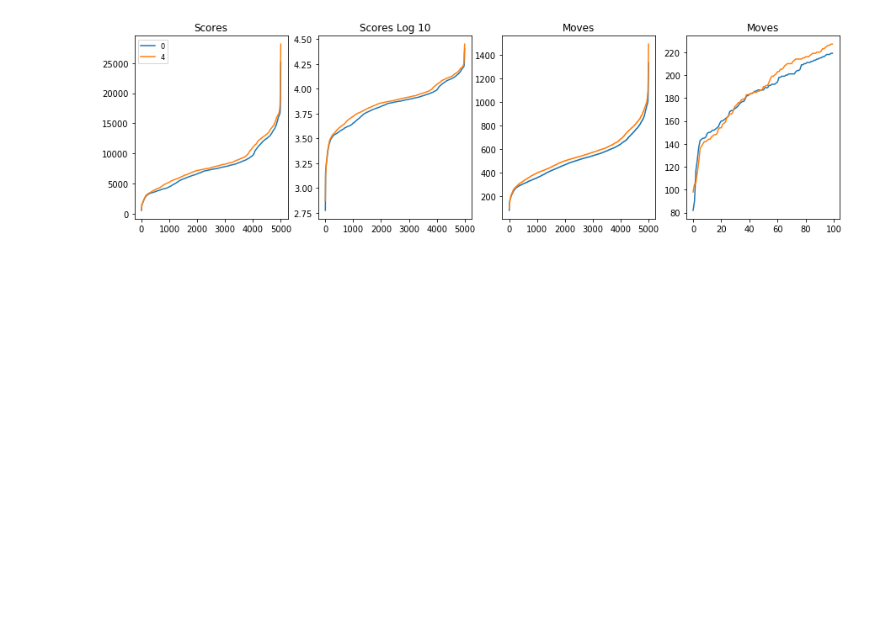
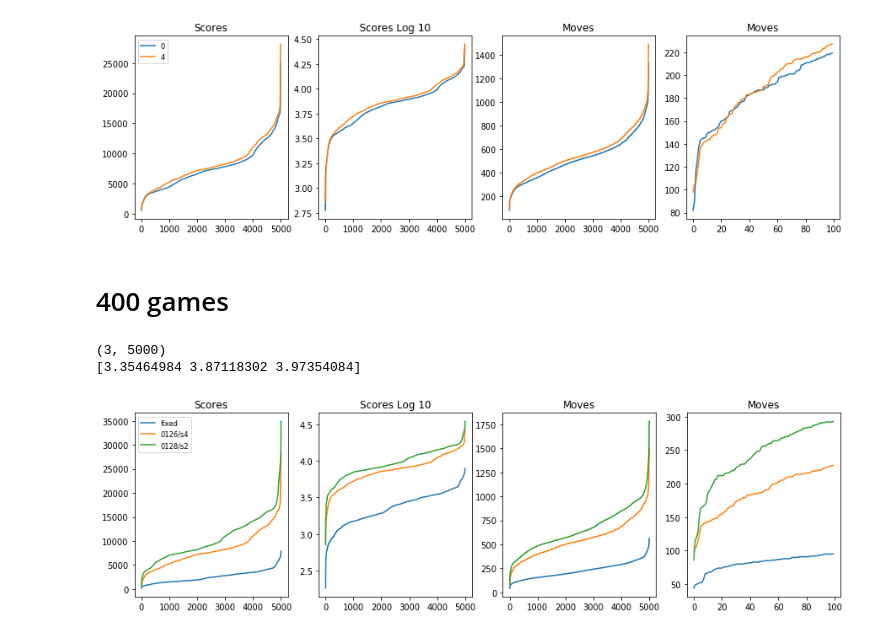
Before and after one commit to fqjin/2048NN, a Jupyter notebook: notebooks/compare_models.ipynb, the cells around one changed output. Drawn from its saved outputs; the diff is of its cells as text; code cells hidden in the pictures; blank space fills up the shorter version.

Commit message:
Train on 400 games

```diff
--- a/notebooks/compare_models.ipynb
+++ b/notebooks/compare_models.ipynb
@@ -163,3 +165,18 @@ plot_results(s_list, log_scores, m_list, names)
 (2, 5000)
 [3.83872295 3.87118302]
 [figure]
+# %% [markdown]
+# 400 games
+# %%
+names = ['fixed',
+         '20200126/soft3.5_20_200_c64b3_p10_bs2048lr0.08d0.0_s4_best',
+         '20200128/20_400_soft3.5c64b3_p10_bs2048lr0.08d0.0_s2pre_best']
+
+s_list, m_list, log_scores = get_results(names)
+names = ['fixed','0126/s4', '0128/s2']
+
+plot_results(s_list, log_scores, m_list, names)
+# %% [output]
+(3, 5000)
+[3.35464984 3.87118302 3.97354084]
+[figure, added]
```
Also changed, not shown: parts of 3 cells of this notebook, 6 other files.
